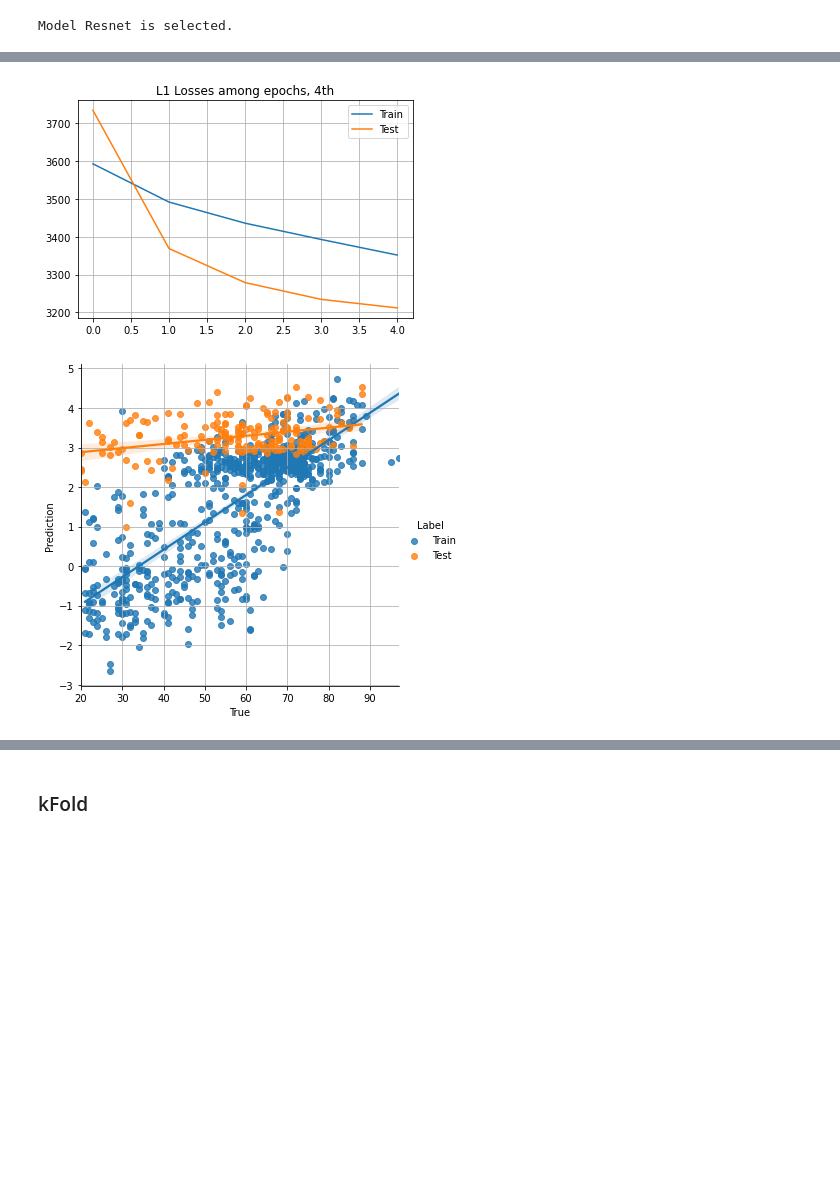
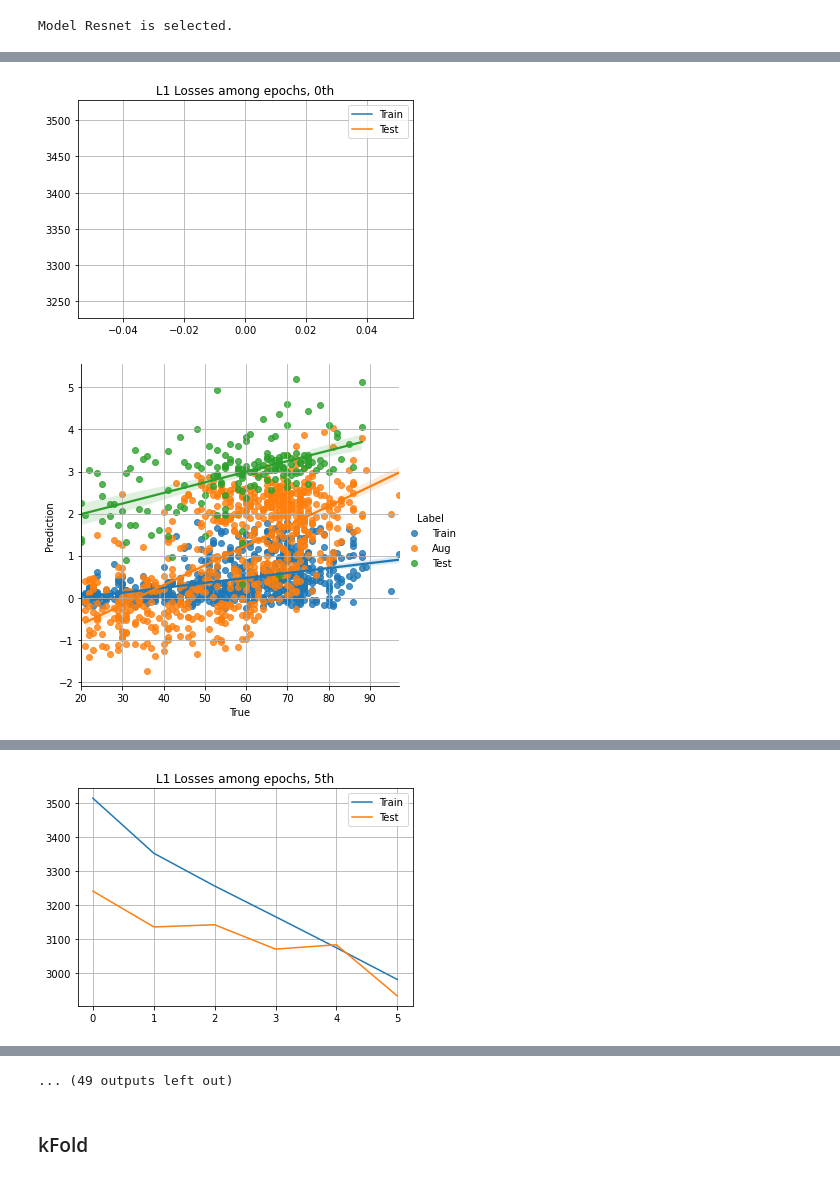
Before and after one commit to 1pha/brain-age-prediction, a Jupyter notebook: main.ipynb, the cells around one changed output, grey strips where cells are left out. Cells and saved outputs as stored; diff of their text form; code cells hidden in the pictures; blank space fills up the shorter version.

```diff
--- a/main.ipynb
+++ b/main.ipynb
@@ -67,7 +67,7 @@ for name, value in cfg.get_dict().items():
 # %% [markdown]
 ## Tracking on Notion
 # %%
-cfg['notion']['use'] = True
+cfg['notion']['use'] = False
 # %% [markdown]
 ### Load Preexisting page
 # %%
@@ -107,7 +107,12 @@ optimizer = optim.Adam(model.parameters(), lr=cfg.learning_rate)
 trn_dp, aug_dp, tst_dp = DataPacket(), DataPacket(), DataPacket()
 aug_dp.delete('corr')
 
-mlflow.start_run(run_name='Without any Augmentation')
+mlflow.start_run(run_name='Affine+Flip Uniform, Full')
+cfg['augmentation'] = {
+    'affine': .5,
+    'flip': .5,
+    'elastic_deform': 0
+}
 mlflow.log_params(params)
 # %% [output]
 Model Resnet is selected.
@@ -122,7 +127,7 @@ for e in range(cfg.epochs):
 
     cfg.test = False
     model, trn_dp, trn_res = train(model, optimizer, fn_lst, trn_dp, cfg, fold=fold)
-#     model, aug_dp, aug_res = train(model, optimizer, fn_lst, aug_dp, cfg, fold=fold, augment=True)
+    model, aug_dp, aug_res = train(model, optimizer, fn_lst, aug_dp, cfg, fold=fold, augment=True)
     cfg.test = True
     model, tst_dp, tst_res = eval(model, fn_lst, tst_dp, cfg, fold=fold)
     elapsed_time = round(time.time() - start_time, 3)
@@ -134,7 +139,7 @@ for e in range(cfg.epochs):
         save_checkpoint(cfg.get_dict(), model_name, is_best=True)
 
     df = pd.concat([make_df(trn_res, 'Train'),
-#                     make_df(aug_res, 'Aug'),
+                    make_df(aug_res, 'Aug'),
                     make_df(tst_res, 'Test')], ignore_index=True)
 
     trn_dp.corr.update(df[df['Label'] == 'Train'].corr().Prediction['True'])
@@ -144,7 +149,7 @@ for e in range(cfg.epochs):
 
     if e % 1 == 0:
         trn_dp.info('train')
-#         aug_dp.info('augme')
+        aug_dp.info('augme')
         tst_dp.info('test ')
 
     if e % 5 == 0:
@@ -159,10 +164,10 @@ for e in range(cfg.epochs):
 
         if db:
             data = gather_data(e=e, time=elapsed_time, cfg=cfg,
-                               train=trn_dp, valid=tst_dp)
+                               train=trn_dp, valid=tst_dp, aug=aug_dp)
             write_db(db, data)
 
-    metrics = mlflow_data(time=elapsed_time, train=trn_dp, valid=tst_dp)
+    metrics = mlflow_data(time=elapsed_time, train=trn_dp, valid=tst_dp, aug=aug_dp)
     mlflow.log_metrics(metrics, e)
 
     torch.cuda.empty_cache()
@@ -192,2 +182,2 @@ Epoch 5 / 100, BEST MAE 10.000
-[figure, old version]
+[figure, new version]
-[figure, old version]
+[figure, new version]
@@ -195,0 +201 @@ Epoch 6 / 100, BEST MAE 10.000
+[figure, added]
@@ -196,3 +241,4 @@ Epoch 6 / 100, BEST MAE 10.000
+... (49 outputs left out)
 # %% [markdown]
 ### kFold
 # %%
```
Also changed, not shown: parts of 13 cells of this notebook.
